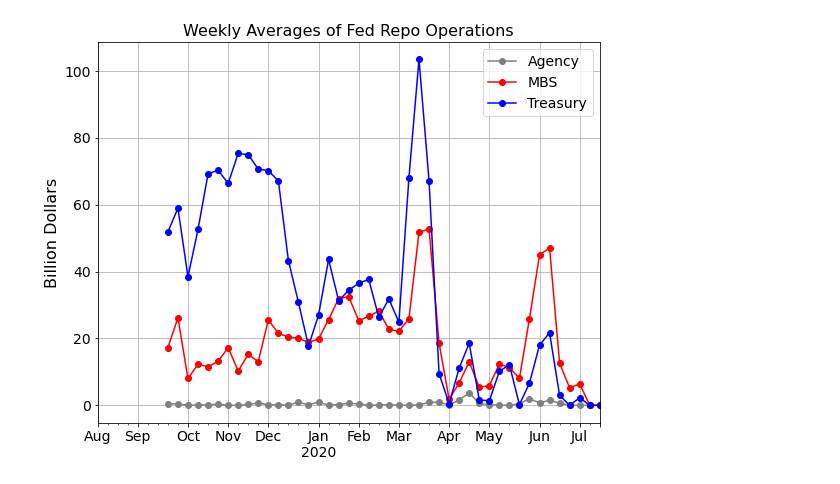
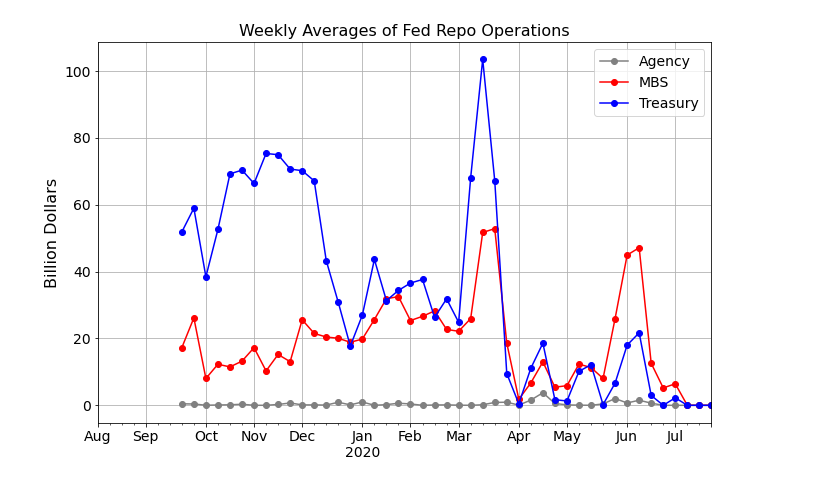
Before and after one commit to yangjue-han/PyFed, a Jupyter notebook: demo.ipynb, the cells around one changed output. Saved outputs shown, nothing was run; the diff lists cells and outputs as text; code cells hidden in the pictures.

```diff
--- a/demo.ipynb
+++ b/demo.ipynb
@@ -91,12 +91,12 @@ ts_plot(df, df.index, df.columns, df.columns, 'GCF Repo Index')
 # %%
 import matplotlib.pyplot as plt
 plt.rcParams.update({'font.size': 14})
 
-ax = fed_repo_vol['RP']['2019-8':].resample('W').mean().plot(marker='o',color = ['Gray','Red','Blue'],grid = True, figsize = (9,7))
+ax = fed_repo_vol['RP']['2019-8':].resample('W').mean().plot(marker='o',color = ['Gray','Red','Blue'],grid = True, figsize = (11,7))
 ax.legend(['Agency','MBS','Treasury'])
 ax.set_title('Weekly Averages of Fed Repo Operations', fontsize=16)
 ax.set_ylabel('Billion Dollars',fontsize=16)
 ax.set_xlabel(None)
 plt.savefig('fedrepo.png')
 # %% [output]
-[figure, old version]
+[figure, new version]
```
Also changed, not shown: parts of 3 cells of this notebook.
